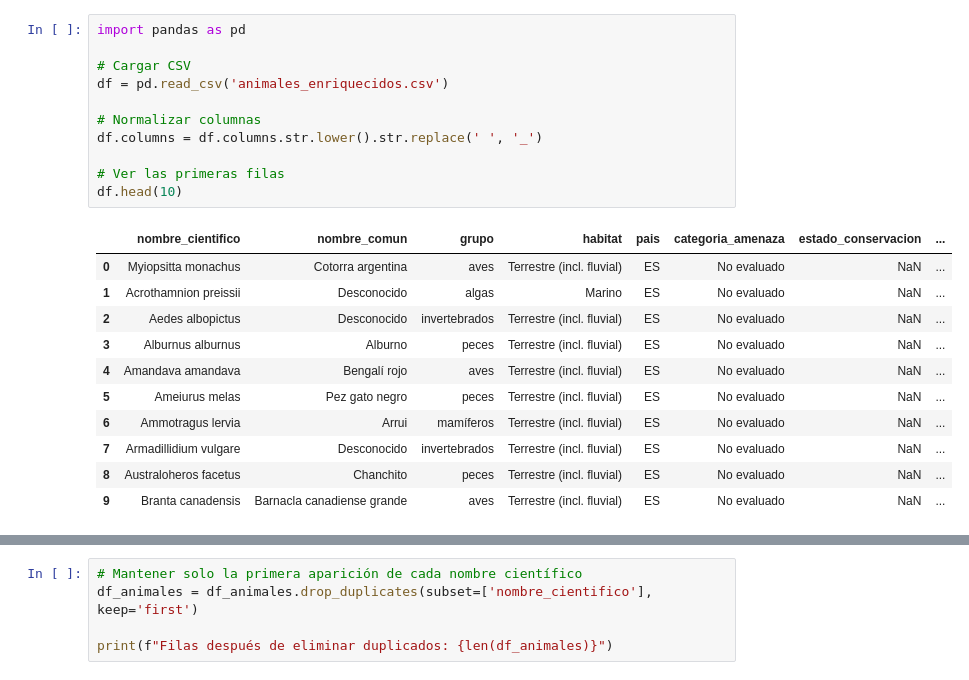
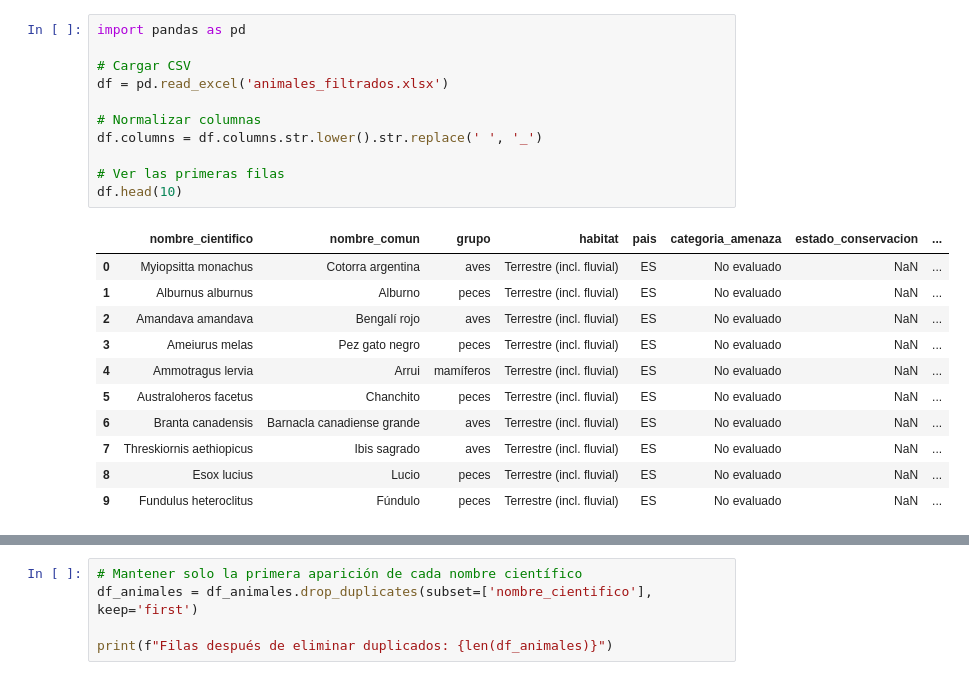
Before and after one commit to NereaGomez9/Animales-en-peligro-de-exticion, a Jupyter notebook: proyecto_animales.ipynb, the cells around one changed output, grey strips where cells are left out. Saved outputs shown, nothing was run; the diff lists cells and outputs as text.

Commit message:
animales filtrados con peligro de extincion

```diff
--- a/proyecto_animales.ipynb
+++ b/proyecto_animales.ipynb
@@ -1,26 +1,26 @@
 # %%
 import pandas as pd
 
 # Cargar CSV
-df = pd.read_csv('animales_enriquecidos.csv')
+df = pd.read_excel('animales_filtrados.xlsx')
 
 # Normalizar columnas
 df.columns = df.columns.str.lower().str.replace(' ', '_')
 
 # Ver las primeras filas
 df.head(10)
 # %% [output]
 |  | nombre_cientifico | nombre_comun | grupo | habitat | pais | categoria_amenaza | estado_conservacion | ... |
 | 0 | Myiopsitta monachus | Cotorra argentina | aves | Terrestre (incl. fluvial) | ES | No evaluado | NaN | ... |
-| 1 | Acrothamnion preissii | Desconocido | algas | Marino | ES | No evaluado | NaN | ... |
-| 2 | Aedes albopictus | Desconocido | invertebrados | Terrestre (incl. fluvial) | ES | No evaluado | NaN | ... |
-| 3 | Alburnus alburnus | Alburno | peces | Terrestre (incl. fluvial) | ES | No evaluado | NaN | ... |
-| 4 | Amandava amandava | Bengalí rojo | aves | Terrestre (incl. fluvial) | ES | No evaluado | NaN | ... |
-| 5 | Ameiurus melas | Pez gato negro | peces | Terrestre (incl. fluvial) | ES | No evaluado | NaN | ... |
-| 6 | Ammotragus lervia | Arrui | mamíferos | Terrestre (incl. fluvial) | ES | No evaluado | NaN | ... |
-| 7 | Armadillidium vulgare | Desconocido | invertebrados | Terrestre (incl. fluvial) | ES | No evaluado | NaN | ... |
-| 8 | Australoheros facetus | Chanchito | peces | Terrestre (incl. fluvial) | ES | No evaluado | NaN | ... |
-| 9 | Branta canadensis | Barnacla canadiense grande | aves | Terrestre (incl. fluvial) | ES | No evaluado | NaN | ... |
+| 1 | Alburnus alburnus | Alburno | peces | Terrestre (incl. fluvial) | ES | No evaluado | NaN | ... |
+| 2 | Amandava amandava | Bengalí rojo | aves | Terrestre (incl. fluvial) | ES | No evaluado | NaN | ... |
+| 3 | Ameiurus melas | Pez gato negro | peces | Terrestre (incl. fluvial) | ES | No evaluado | NaN | ... |
+| 4 | Ammotragus lervia | Arrui | mamíferos | Terrestre (incl. fluvial) | ES | No evaluado | NaN | ... |
+| 5 | Australoheros facetus | Chanchito | peces | Terrestre (incl. fluvial) | ES | No evaluado | NaN | ... |
+| 6 | Branta canadensis | Barnacla canadiense grande | aves | Terrestre (incl. fluvial) | ES | No evaluado | NaN | ... |
+| 7 | Threskiornis aethiopicus | Ibis sagrado | aves | Terrestre (incl. fluvial) | ES | No evaluado | NaN | ... |
+| 8 | Esox lucius | Lucio | peces | Terrestre (incl. fluvial) | ES | No evaluado | NaN | ... |
+| 9 | Fundulus heteroclitus | Fúndulo | peces | Terrestre (incl. fluvial) | ES | No evaluado | NaN | ... |
 # %%
 # Lista de grupos que NO son animales
 no_animales = ['planta','plantas vasculares','hongos','briofitos','flora','algas','cromistas y bacterias']
```
Also changed, not shown: parts of 14 cells of this notebook, 1 other file.
